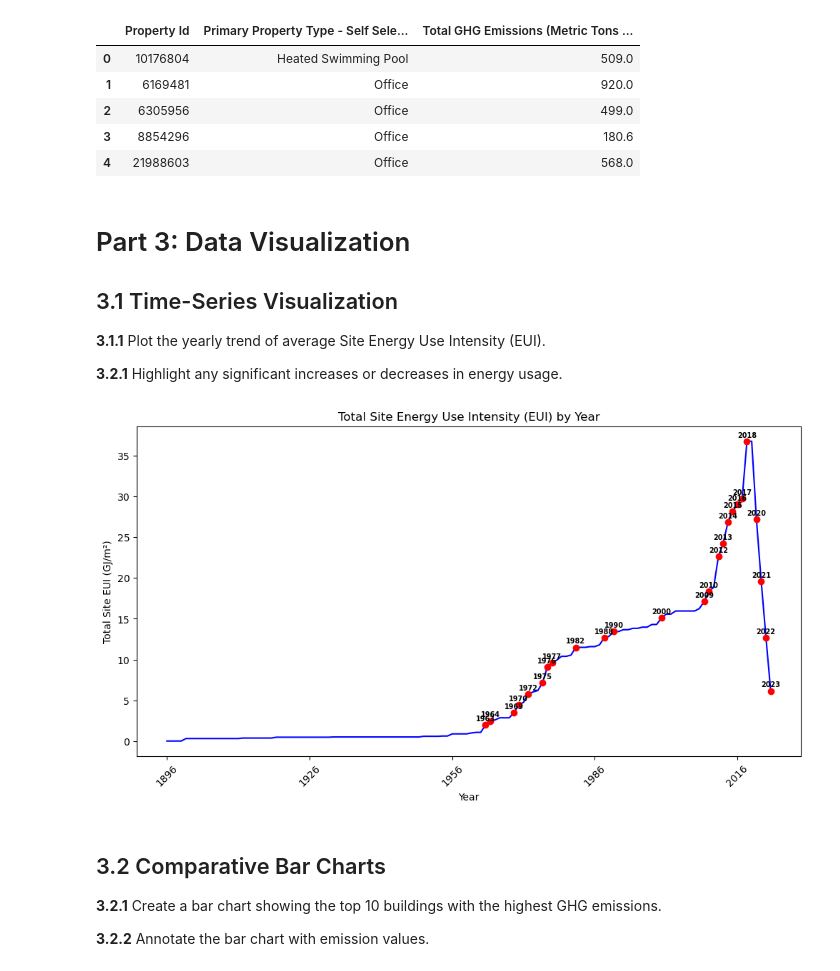
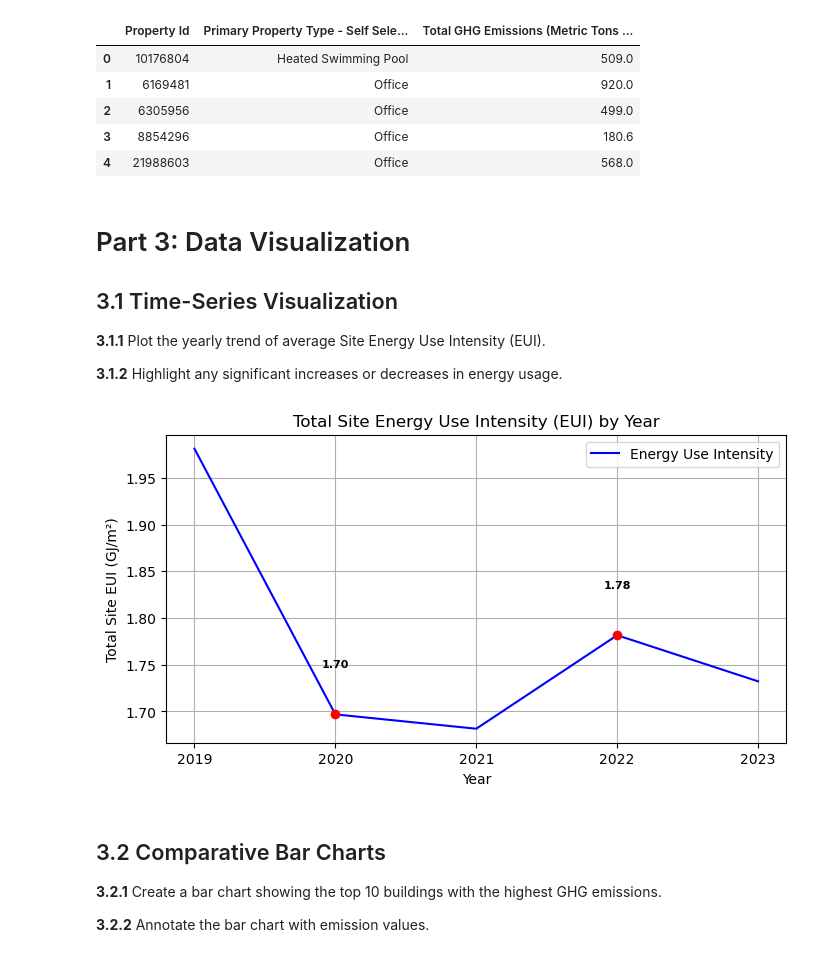
Before and after one commit to msthalegu/Analysis-of-Energy-Consumption-Trends-in-Calgary-, a Jupyter notebook: AssignmentFour.ipynb, the cells around one changed output. Saved outputs shown, nothing was run; the diff lists cells and outputs as text; code cells hidden in the pictures.

```diff
--- a/AssignmentFour.ipynb
+++ b/AssignmentFour.ipynb
@@ -532,50 +487,39 @@ ________________________________________________________________________________
 
 __3.1.1__ Plot the yearly trend of average Site Energy Use Intensity (EUI).
 
-__3.2.1__ Highlight any significant increases or decreases in energy usage.
+__3.1.2__ Highlight any significant increases or decreases in energy usage.
-# %%
-import pandas as pd
-import matplotlib.pyplot as plt
-import numpy as np
-
-# 3.1.1 Plot the yearly trend of average Site Energy Use Intensity (EUI).
-def EUI_year(row):
-    years = list(range(row['Year Built'], row['Year Ending'] + 1))                   #Create a list of years from 'Year Built' to 'Year Ending'
-    T_years = len(years)                                                             #Count the number of years
-    annual_emission = row['Site EUI (GJ/m²)'] / T_years                              #Distribute Energy Use Intensity equally per year
-    data = {str(year): annual_emission for year in years}                            #Create a dictionary with years as keys and annual Energy Use Intensity
-    return pd.Series(data)                                                           #Convert dictionary to a Pandas Series
-EUI_yearly = dfc.apply(EUI_year, axis=1).fillna(0)                                   #Apply the function to each row and fill missing values with 0
-
-
-EUI_yearly.head()
-Plot_EUI = EUI_yearly.sum()
-Plot_EUI
-
-#Code for plot
-threshold = 0.5
-fig, ax = plt.subplots(figsize=(12, 6))
-ax.plot(Plot_EUI.index, Plot_EUI.values, color='blue', label='Energy Use Intensity')
-
-# 3.2.1 Highlight any significant increases or decreases in energy usage.
-for i in range(1, len(Plot_EUI)):
-    if abs(Plot_EUI.iloc[i] - Plot_EUI.iloc[i-1]) > threshold:
-        ax.plot(Plot_EUI.index[i], Plot_EUI.iloc[i], marker='o', color='red')
-        ax.text(Plot_EUI.index[i], Plot_EUI.iloc[i] + 0.5, str(Plot_EUI.index[i]),
-                color='black', fontsize=7, ha='center', fontweight='bold')
-
-plt.xlabel("Year")
-plt.ylabel("Total Site EUI (GJ/m²)")
-plt.title("Total Site Energy Use Intensity (EUI) by Year")
-
-# Setting the x-ticks to appear every 30 years
-tick_positions = range(0, len(Plot_EUI), 30)
-tick_labels = [Plot_EUI.index[i] for i in tick_positions]
-ax.set_xticks(tick_positions)
-ax.set_xticklabels(tick_labels, rotation=45)
-plt.show()
-# %% [output]
-[figure, removed]
+# %%
+import matplotlib.pyplot as plt
+
+# 3.1.1 Plot the yearly trend of average Site Energy Use Intensity (EUI).
+EUI_year = Cdf.groupby('Year Ending').agg(
+    total_EUI=('Site EUI (GJ/m²)', 'mean')
+).reset_index()
+
+
+
+
+# Crear la figura y los ejes del gráfico
+fig, ax = plt.subplots(figsize=(8, 4))
+ax.plot(EUI_year['Year Ending'], EUI_year['total_EUI'], color='blue', label='Energy Use Intensity')
+
+# 3.1.2 Highlight any significant increases or decreases in energy usage.
+threshold = 0.05
+for i in range(1, len(EUI_year)):
+    diff = EUI_year['total_EUI'].iloc[i] - EUI_year['total_EUI'].iloc[i-1]
+    if abs(diff) > threshold:  # Cambios mayores a 0.05
+        ax.plot(EUI_year['Year Ending'].iloc[i], EUI_year['total_EUI'].iloc[i], marker='o', color='red')
+        ax.text(EUI_year['Year Ending'].iloc[i], EUI_year['total_EUI'].iloc[i] + 0.05,
+                f"{EUI_year['total_EUI'].iloc[i]:.2f}", color='black', fontsize=8, ha='center', fontweight='bold')
+plt.xticks(EUI_year['Year Ending'].unique().astype(int))
+plt.xlabel("Year")
+plt.ylabel("Total Site EUI (GJ/m²)")
+plt.title("Total Site Energy Use Intensity (EUI) by Year")
+plt.legend()
+plt.grid(True)
+plt.show()
+# %% [output]
+[figure, added]
 # %% [markdown]
 ## 3.2 Comparative Bar Charts
 
```
Also changed, not shown: parts of 22 cells of this notebook.
